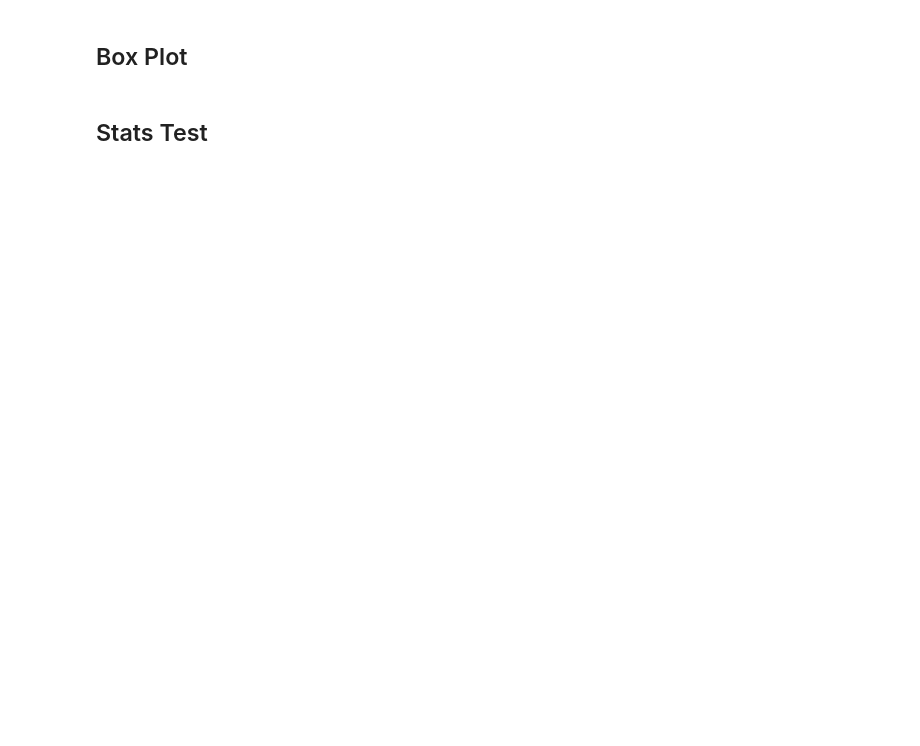
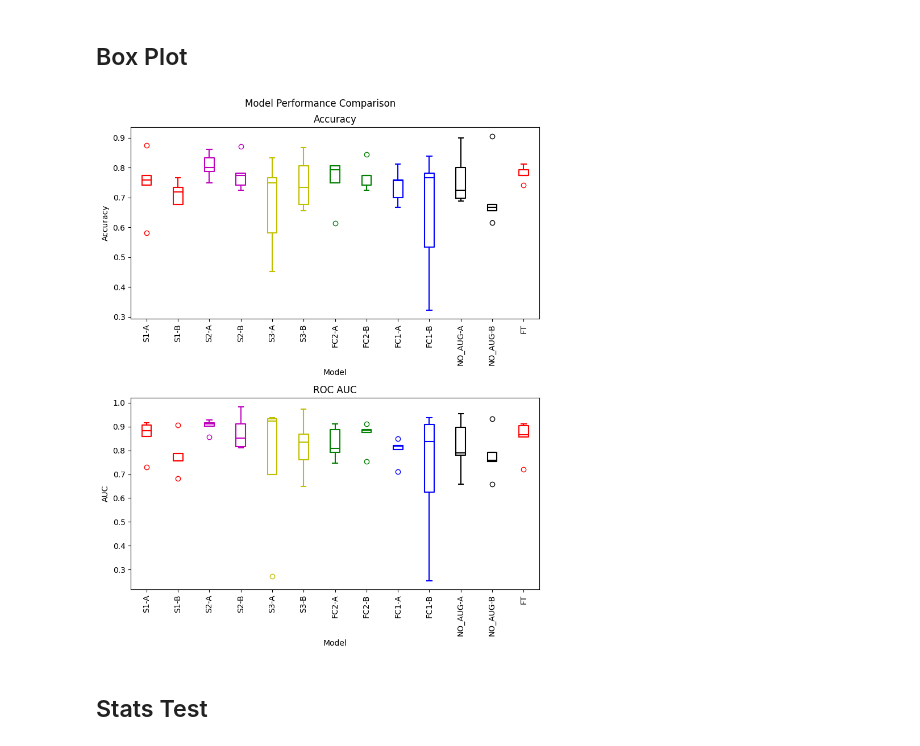
Before and after one commit to james-yap/lampe-cnn, a Jupyter notebook: playground/stats.ipynb, the cells around one changed output. Saved outputs shown, nothing was run; the diff lists cells and outputs as text; code cells hidden in the pictures; blank space fills up the shorter version.

```diff
--- a/playground/stats.ipynb
+++ b/playground/stats.ipynb
@@ -10,7 +10,8 @@ models = ["S1-A"] * 5 + ["S1-B"] * 5 \
 + ["S3-A"] * 5 + ["S3-B"] * 5 \
 + ["FC2-A"] * 5 + ["FC2-B"] * 5 \
 + ["FC1-A"] * 5 + ["FC1-B"] * 5 \
-+ ["NO_AUG-A"] * 5 + ["NO_AUG-B"] * 5
++ ["NO_AUG-A"] * 5 + ["NO_AUG-B"] * 5 \
++ ["FT"] * 5
 
 palette = {
     "S1-A": "r",
@@ -24,7 +25,8 @@ palette = {
     "FC1-A": "b",
     "FC1-B": "b",
     "NO_AUG-A": "0",
-    "NO_AUG-B": "0"
+    "NO_AUG-B": "0",
+    "FT": "r"
 }
 
 acc_data = pd.DataFrame(
@@ -42,6 +44,7 @@ acc_data = pd.DataFrame(
         + [0.78125, 0.5333333333333333, 0.7666666666666667, 0.8387096774193549, 0.3225806451612903]
         + [0.696969696969697, 0.7241379310344828, 0.6875, 0.9, 0.8]
         + [0.90625, 0.6153846153846154, 0.6764705882352942, 0.65625, 0.6666666666666666]
+        + [0.7741935483870968, 0.8125, 0.7931034482758621, 0.7419354838709677, 0.7741935483870968]
     }
 )
 
@@ -60,35 +63,38 @@ auc_data = pd.DataFrame(
         + [0.8380566801619433, 0.625, 0.9095022624434388, 0.9375, 0.25416666666666665]
         + [0.7904411764705883, 0.6586538461538461, 0.7803921568627451, 0.9545454545454545, 0.8959276018099548]
         + [0.9311740890688259, 0.7581699346405228, 0.7928571428571428, 0.7541666666666668, 0.6590909090909092]
+        + [0.8571428571428571, 0.8666666666666667, 0.9038461538461539, 0.7208333333333333, 0.9102564102564104]
     }
 )
 
 
 fig, ax = plt.subplots(2, 1, figsize=(8, 10))
 
 sns.boxplot(x="Model", y="Accuracy", data=acc_data, width=0.3, ax=ax[0], fill=None, hue="Model", palette=palette)
 ax[0].set_ylabel("Accuracy")
 ax[0].set_xlabel("Model")
 ax[0].set_title("Accuracy")
 ax[0].tick_params(axis='x', rotation=90)
 
 
 sns.boxplot(x="Model", y="AUC", data=auc_data, width=0.3, ax=ax[1], fill=None, hue="Model", palette=palette)
 ax[1].set_ylabel("AUC")
 ax[1].set_xlabel("Model")
 ax[1].set_title("ROC AUC")
 ax[1].tick_params(axis='x', rotation=90)
 
 # Dots
 # sns.stripplot(
 #     x="Model", y="Accuracy", data=data, color="black", alpha=1.0, jitter=True, size=3
 # )
 
 
 # plt.savefig("advanced_boxplot.png")
 
 fig.suptitle("Model Performance Comparison")
 fig.tight_layout()
+# %% [output]
+[figure, added]
 # %% [markdown]
 ## Stats Test
 # %%
```
Also changed, not shown: 8 other files.
